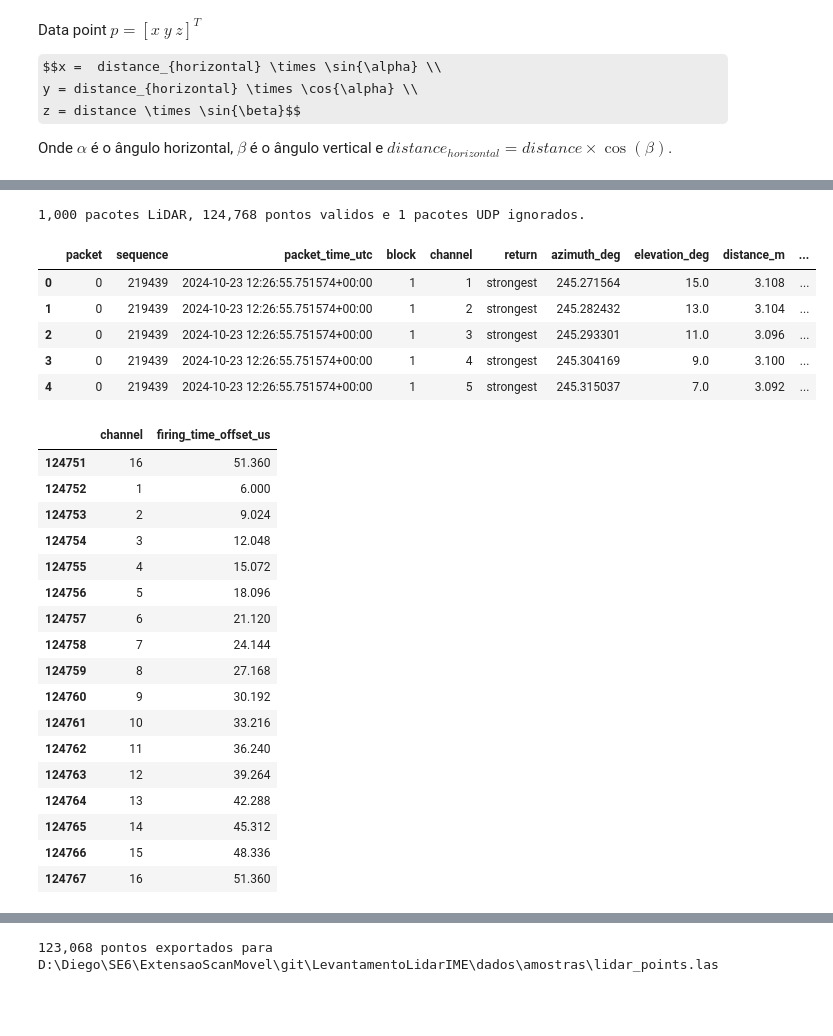
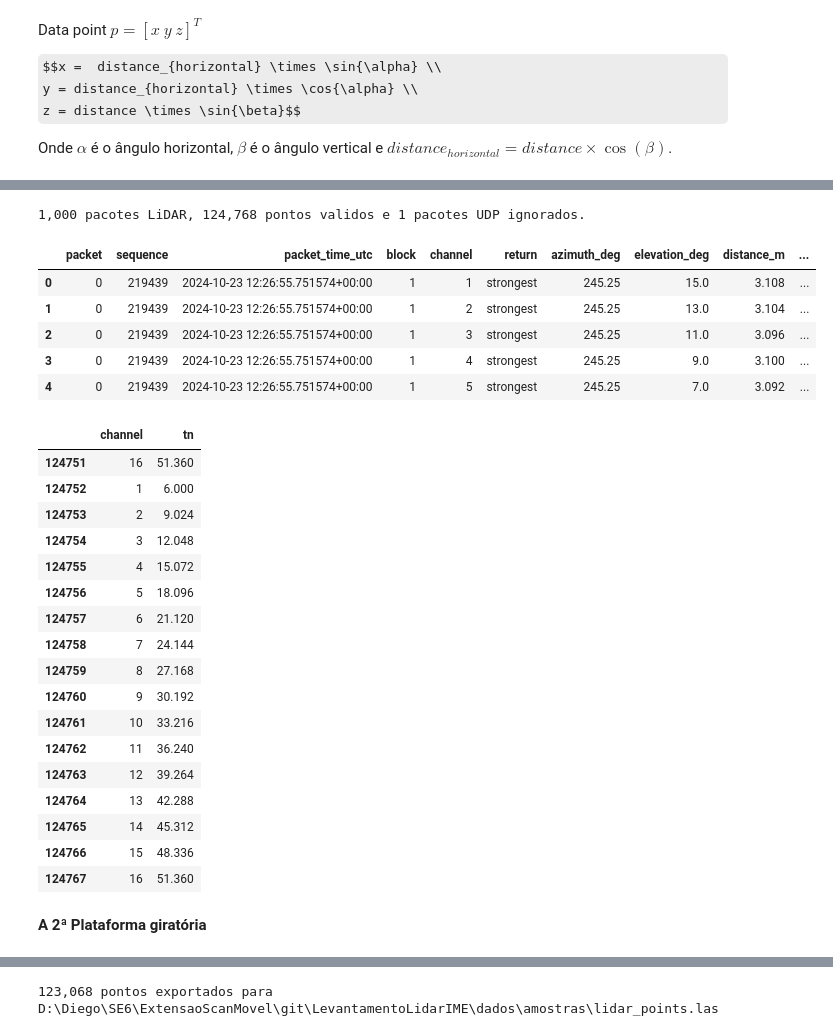
Before and after one commit to HumbertoDiego/LevantamentoLidarIME, a Jupyter notebook: 03_Exploracao.ipynb, the cells around one changed output, grey strips where cells are left out. Saved outputs shown, nothing was run; the diff lists cells and outputs as text; code cells hidden in the pictures; some formulas as TeX source; blank space fills up the shorter version.

```diff
--- a/03_Exploracao.ipynb
+++ b/03_Exploracao.ipynb
@@ -74,0 +77,10 @@ Câmera 1 - 1ª img: cam1_pic0_Wednesday-12-26-56-909443.jpeg:
+# %%
+# Ler o arquivo de segunda plataforma giratória (RASTER)
+print(second_platform_file)
+l =10
+with open(os.path.join(dados_dir, second_platform_file), "r") as f:
+    for line in f.readlines():
+        print(line, end="")
+        l -= 1
+        if l == 0:
+            break
@@ -74,0 +187,10 @@ Câmera 1 - 1ª img: cam1_pic0_Wednesday-12-26-56-909443.jpeg:
+# %%
+# Ler o arquivo do sensor inercial (IMU)
+print(imu_file)
+l =10
+with open(os.path.join(dados_dir, imu_file), "r") as f:
+    for line in f.readlines():
+        print(line, end="")
+        l -= 1
+        if l == 0:
+            break
@@ -204,6 +408,19 @@ PANDAR_XT16_RETURN_NAMES = {
     0x3C: ("first", "strongest"),
 }
 
+def segundos_desde_domingo_utc(dt: datetime):
+    # 0 para Segunda, ..., 6 para Domingo
+    # (6 + 1) % 7 = 0 para Domingo
+    dias_desde_domingo = (dt.weekday() + 1) % 7
+
+    # Encontra as 00:00:00 do último domingo
+    inicio_domingo = dt.replace(
+        hour=0, minute=0, second=0, microsecond=0
+    ) - timedelta(days=dias_desde_domingo)
+
+    # Subtrai as datas para obter a diferença exata em segundos
+    return (dt - inicio_domingo).total_seconds()
+
 def _pandar_xt16_packet_time(payload):
     """Converte os campos UTC do tail do pacote para datetime."""
     tail_offset = 12 + 8 * 66
@@ -211,10 +428,11 @@ def _pandar_xt16_packet_time(payload):
     # https://docs.python.org/3/library/struct.html#struct.calcsize
     # <I = little-endian unsigned int (4 bytes)
     microsecond = struct.unpack_from("<I", payload, tail_offset + 19)[0]
+    t_0 = timedelta(seconds=second, microseconds=microsecond).total_seconds()
     try:
         return datetime(1900 + year, month, day, hour, minute, second, tzinfo=timezone.utc) + timedelta(
             microseconds=microsecond
-        )
+        ), t_0
     except ValueError:
         # O relogio pode ainda nao estar sincronizado no inicio da captura.
         return pd.NaT
@@ -258,7 +476,7 @@ def read_pandar_xt16_pcap(path, max_packets=None):
             tail_offset = 12 + 8 * 66
             return_mode = payload[tail_offset + 10]
             motor_speed_rpm = struct.unpack_from("<H", payload, tail_offset + 11)[0]
-            packet_time = _pandar_xt16_packet_time(payload)
+            packet_time, t_0 = _pandar_xt16_packet_time(payload)
             sequence = struct.unpack_from("<I", payload, tail_offset + 24)[0]
             return_names = PANDAR_XT16_RETURN_NAMES.get(return_mode, (f"0x{return_mode:02X}",))
 
@@ -288,7 +506,9 @@ def read_pandar_xt16_pcap(path, max_packets=None):
 
                     # ⑤ Firing time offset of the current firing channel
                     # See Section B.4 Laser firing time of each channel.
-                    firing_time_offset_us = 5.632 + 3.024 * channel_index + 0.368
+                    t_m = t_0 - 50 * (8 - (block_index + 1))
+                    t_n = 5.632 + 3.024 * channel_index + 0.368
+                    firing_time_offset_us = t_m + t_n
                     firing_time_offset_s = firing_time_offset_us * 1e-6
 
                     # ⑥ Spin rate of the motor
@@ -325,50 +545,56 @@ def read_pandar_xt16_pcap(path, max_packets=None):
                         "block": block_index + 1,
                         "channel": channel_index + 1,
                         "return": return_name,
-                        "azimuth_deg": horizontal_angle_deg,
+                        "azimuth_deg": reference_azimuth_deg,
                         "elevation_deg": elevation_deg,
                         "distance_m": distance_m,
                         "reflectivity": reflectivity,
+                        "SAMPTIME": segundos_desde_domingo_utc(packet_time), # tempo desde domingo 00:00:00 da semana
+                        "t0": t_0,
+                        "tm": t_m,
+                        "tn": t_n,
                         "firing_time_offset_us": firing_time_offset_us,
+                        "firing_time_angular_offset_deg": firing_time_angular_offset_deg,
+                        "horizontal_angle_deg": horizontal_angle_deg,
                         "x": horizontal_distance * np.sin(horizontal_angle_rad),
                         "y": horizontal_distance * np.cos(horizontal_angle_rad),
                         "z": distance_m * np.sin(elevation_rad),
                     })
 
             lidar_packet_count += 1
             if max_packets is not None and lidar_packet_count >= max_packets:
                 break
 
     if lidar_packet_count == 0:
         raise ValueError(
             "Nenhum pacote UDP PandarXT-16 valido foi encontrado "
             f"(pacotes UDP ignorados: {ignored_udp_count})."
         )
 
     points = pd.DataFrame.from_records(rows)
     print(
         f"{lidar_packet_count:,} pacotes LiDAR, {len(points):,} pontos validos "
         f"e {ignored_udp_count:,} pacotes UDP ignorados."
     )
     return points
 
 
 # Le uma amostra controlada. Troque por max_packets=None para a captura inteira.
 lidar_points = read_pandar_xt16_pcap(pcap_file, max_packets=1_000)
 lidar_points.head()
 # %% [output]
 1,000 pacotes LiDAR, 124,768 pontos validos e 1 pacotes UDP ignorados.
 |  | packet | sequence | packet_time_utc | block | channel | return | azimuth_deg | elevation_deg | distance_m | ... |
-| 0 | 0 | 219439 | 2024-10-23 12:26:55.751574+00:00 | 1 | 1 | strongest | 245.271564 | 15.0 | 3.108 | ... |
-| 1 | 0 | 219439 | 2024-10-23 12:26:55.751574+00:00 | 1 | 2 | strongest | 245.282432 | 13.0 | 3.104 | ... |
-| 2 | 0 | 219439 | 2024-10-23 12:26:55.751574+00:00 | 1 | 3 | strongest | 245.293301 | 11.0 | 3.096 | ... |
-| 3 | 0 | 219439 | 2024-10-23 12:26:55.751574+00:00 | 1 | 4 | strongest | 245.304169 | 9.0 | 3.100 | ... |
-| 4 | 0 | 219439 | 2024-10-23 12:26:55.751574+00:00 | 1 | 5 | strongest | 245.315037 | 7.0 | 3.092 | ... |
+| 0 | 0 | 219439 | 2024-10-23 12:26:55.751574+00:00 | 1 | 1 | strongest | 245.25 | 15.0 | 3.108 | ... |
+| 1 | 0 | 219439 | 2024-10-23 12:26:55.751574+00:00 | 1 | 2 | strongest | 245.25 | 13.0 | 3.104 | ... |
+| 2 | 0 | 219439 | 2024-10-23 12:26:55.751574+00:00 | 1 | 3 | strongest | 245.25 | 11.0 | 3.096 | ... |
+| 3 | 0 | 219439 | 2024-10-23 12:26:55.751574+00:00 | 1 | 4 | strongest | 245.25 | 9.0 | 3.100 | ... |
+| 4 | 0 | 219439 | 2024-10-23 12:26:55.751574+00:00 | 1 | 5 | strongest | 245.25 | 7.0 | 3.092 | ... |
 # %%
 # comparação com "...PandarView2\csv\firetimes\PandarXT-16_Firetime Correction File.csv"
-lidar_points[["channel","firing_time_offset_us"]].tail(17)
+lidar_points[["channel","tn"]].tail(17)
 # %% [output]
-|  | channel | firing_time_offset_us |
+|  | channel | tn |
 | 124751 | 16 | 51.360 |
 | 124752 | 1 | 6.000 |
 | 124753 | 2 | 9.024 |
@@ -386,3 +612,5 @@ lidar_points[["channel","firing_time_offset_us"]].tail(17)
 | 124765 | 14 | 45.312 |
 | 124766 | 15 | 48.336 |
 | 124767 | 16 | 51.360 |
+# %% [markdown]
+**A 2ª Plataforma giratória**
```
Also changed, not shown: parts of 19 cells of this notebook, 3 other files.
